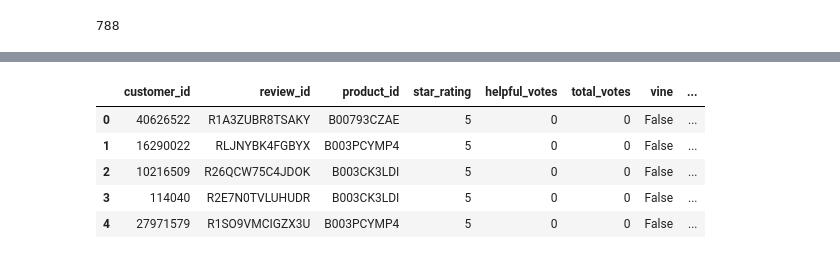
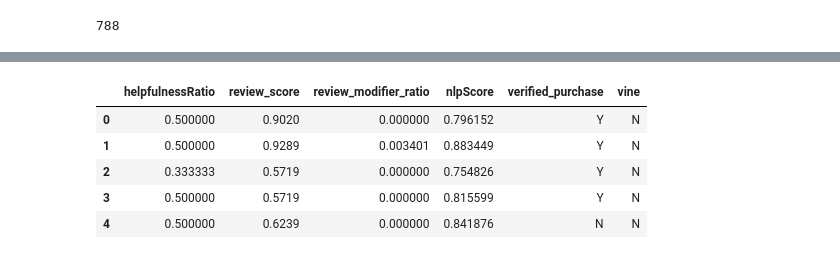
Before and after one commit to Giyn/MCMICM2020C, a Jupyter notebook: feature_engineering_Giyn.ipynb, the cells around one changed output, grey strips where cells are left out. Saved outputs shown, nothing was run; the diff lists cells and outputs as text; code cells hidden in the pictures.

Commit message:
feat: merge feature delta

```diff
--- a/feature_engineering_Giyn.ipynb
+++ b/feature_engineering_Giyn.ipynb
@@ -518,0 +529,6 @@ encodedDataHdr['review_modifier_ratio'] = Hdr_modifier_ratio
+# %%
+Pcf_data_cl['review_modifier_ratio'] = Pcf_modifier_ratio
+
+Mcw_data_cl['review_modifier_ratio'] = Mcw_modifier_ratio
+
+Hdr_data_cl['review_modifier_ratio'] = Hdr_modifier_ratio
@@ -518,0 +543,18 @@ encodedDataHdr['review_modifier_ratio'] = Hdr_modifier_ratio
+# %%
+Pcf_data_cl = Pcf_data_cl.drop(['review_headline', 'review_body'], axis=1)
+
+Mcw_data_cl = Mcw_data_cl.drop(['review_headline', 'review_body'], axis=1)
+
+Hdr_data_cl = Hdr_data_cl.drop(['review_headline', 'review_body'], axis=1)
+# %%
+Pcf_data_cl['review_score'] = Pcf_data_cl['review'].map(get_review_score)
+
+Mcw_data_cl['review_score'] = Mcw_data_cl['review'].map(get_review_score)
+
+Hdr_data_cl['review_score'] = encodedDataPcf['review'].map(get_review_score)
+# %%
+Pcf_delta = Pcf_data_cl[['helpfulnessRatio', 'review_score', 'review_modifier_ratio', 'nlpScore', 'verified_purchase', 'vine']]
+
+Mcw_delta = Mcw_data_cl[['helpfulnessRatio', 'review_score', 'review_modifier_ratio', 'nlpScore', 'verified_purchase', 'vine']]
+
+Hdr_delta = Hdr_data_cl[['helpfulnessRatio', 'review_score', 'review_modifier_ratio', 'nlpScore', 'verified_purchase', 'vine']]
@@ -519,9 +604,9 @@ encodedDataHdr['review_modifier_ratio'] = Hdr_modifier_ratio
 # %%
-encodedDataPcf.head()
+Hdr_delta.head()
 # %% [output]
-|  | customer_id | review_id | product_id | star_rating | helpful_votes | total_votes | vine | ... |
-| 0 | 40626522 | R1A3ZUBR8TSAKY | B00793CZAE | 5 | 0 | 0 | False | ... |
-| 1 | 16290022 | RLJNYBK4FGBYX | B003PCYMP4 | 5 | 0 | 0 | False | ... |
-| 2 | 10216509 | R26QCW75C4JDOK | B003CK3LDI | 5 | 0 | 0 | False | ... |
-| 3 | 114040 | R2E7N0TVLUHUDR | B003CK3LDI | 5 | 0 | 0 | False | ... |
-| 4 | 27971579 | R1SO9VMCIGZX3U | B003PCYMP4 | 5 | 0 | 0 | False | ... |
+|  | helpfulnessRatio | review_score | review_modifier_ratio | nlpScore | verified_purchase | vine |
+| 0 | 0.500000 | 0.9020 | 0.000000 | 0.796152 | Y | N |
+| 1 | 0.500000 | 0.9289 | 0.003401 | 0.883449 | Y | N |
+| 2 | 0.333333 | 0.5719 | 0.000000 | 0.754826 | Y | N |
+| 3 | 0.500000 | 0.5719 | 0.000000 | 0.815599 | Y | N |
+| 4 | 0.500000 | 0.6239 | 0.000000 | 0.841876 | N | N |
```
Also changed, not shown: parts of 12 cells of this notebook.
